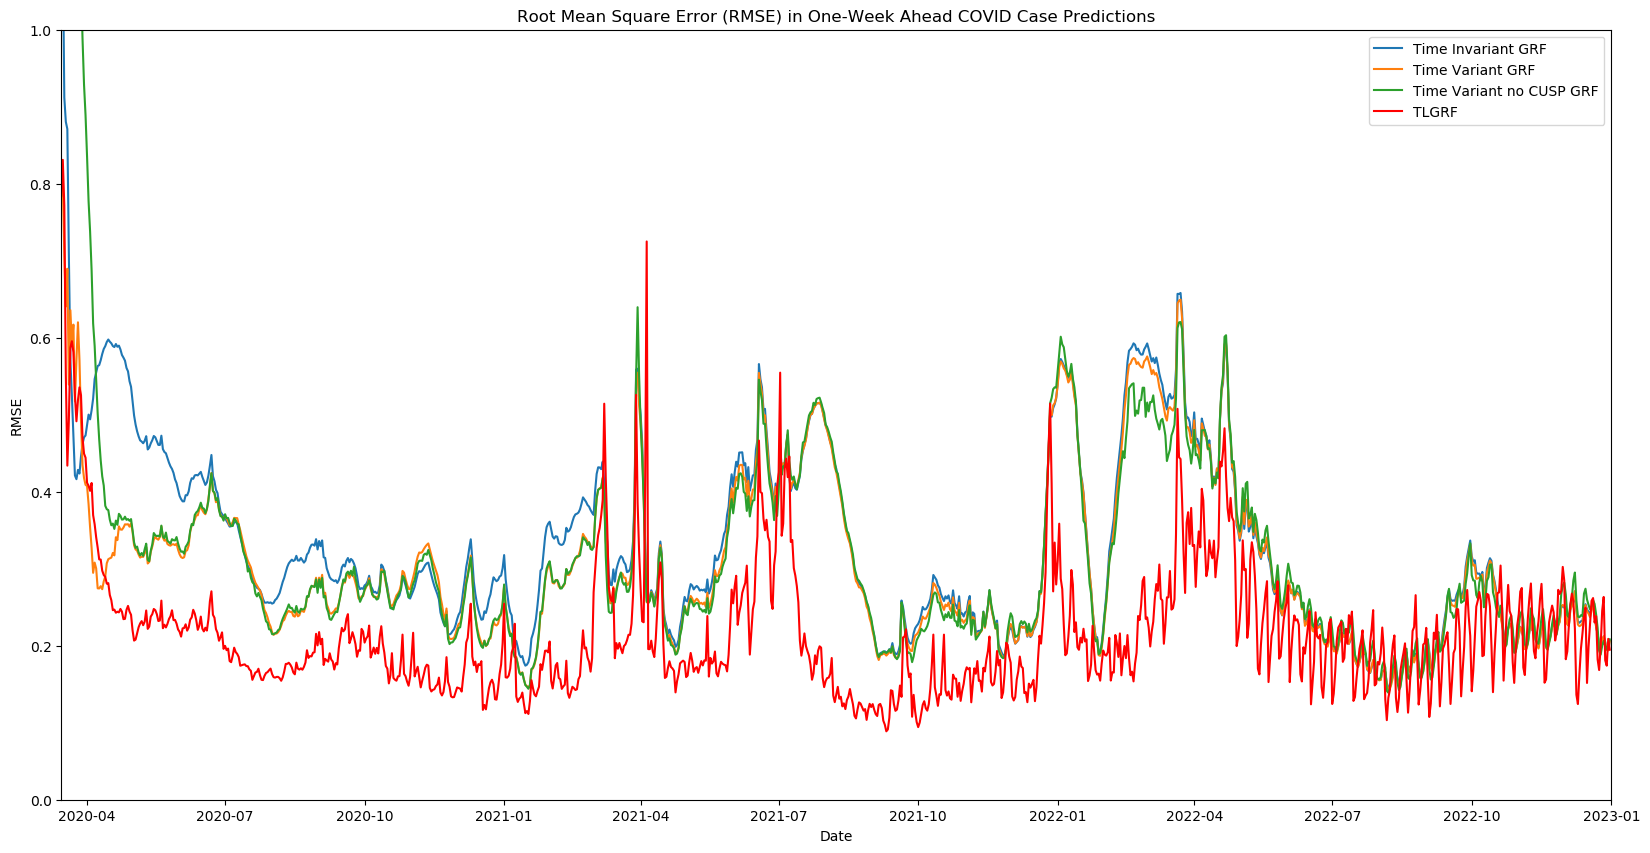
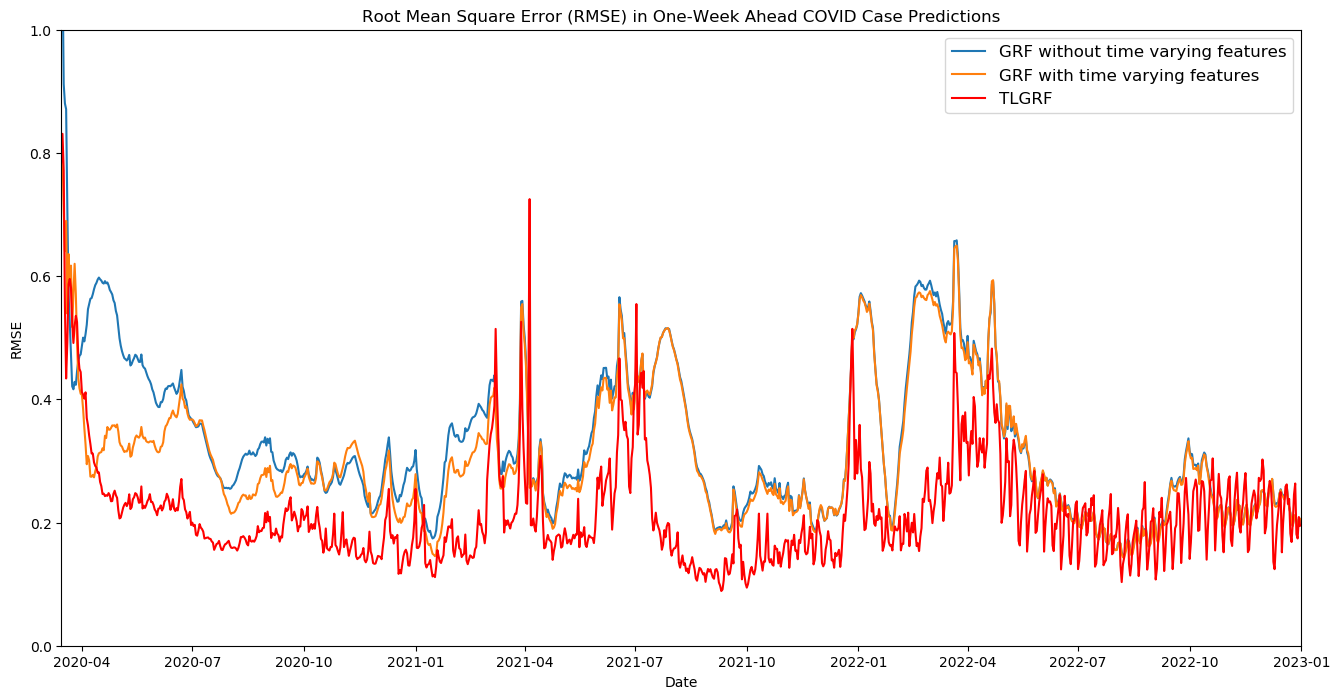
The notebook cell's code change between the first figure and the second:
--- before
+++ after
@@ -1,3 +1,3 @@
-plt.figure(figsize=(20,10))
+plt.figure(figsize=(16,8))
 
 #plt.plot(tcv_performance_df["rmse"], label="tcv")
@@ -5,10 +5,10 @@
 #plt.plot(RMSE_shifted_W_time_invariant_GRF_df, label="Time Invariant Shifted W GRF")
 #plt.plot(RMSE_shifted_W_time_variant_GRF_df, label="Time Variant Shifted W GRF")
-plt.plot(RMSE_time_invariant_GRF_df, label="Time Invariant GRF")
-plt.plot(RMSE_shifted_W_time_variant_GRF_df, label="Time Variant GRF")
-plt.plot(RMSE_time_variant_no_CUSP_GRF_df, label="Time Variant no CUSP GRF")
+plt.plot(RMSE_time_invariant_GRF_df, label="GRF without time varying features")
+plt.plot(RMSE_shifted_W_time_variant_GRF_df, label="GRF with time varying features")
+#plt.plot(RMSE_time_variant_no_CUSP_GRF_df, label="Time Variant no CUSP GRF")
 plt.plot(RMSE_TLGRF, label="TLGRF", color="red")
 
-plt.legend()
+plt.legend(fontsize="large")
 plt.xlabel("Date")
 plt.ylabel("RMSE")

Commit: Re-plot